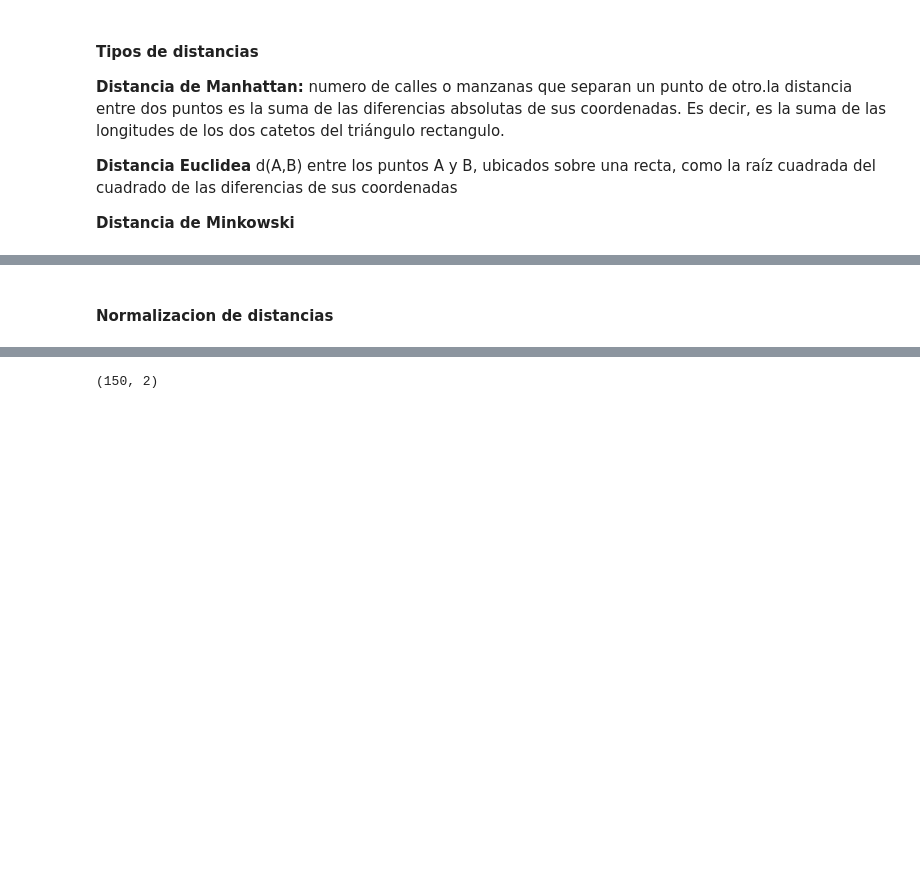
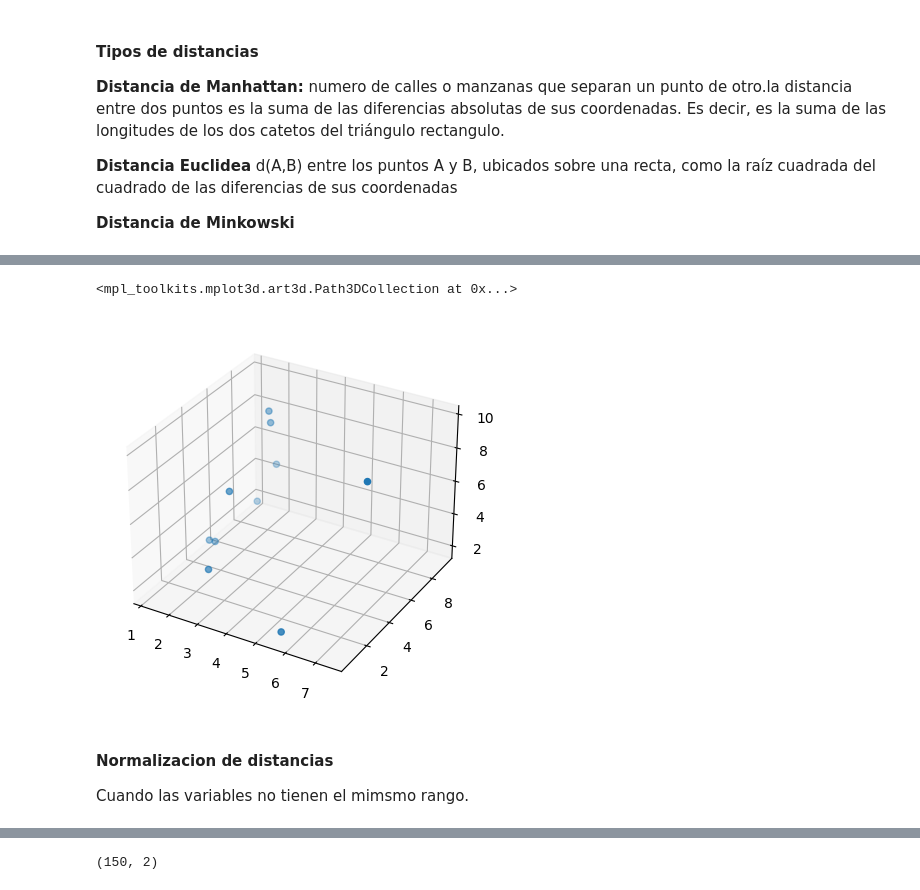
Before and after one commit to LinaTobon/ML_Couse_Udemy, a Jupyter notebook: Clustering/Clustering.ipynb, the cells around one changed output, grey strips where cells are left out. Drawn from its saved outputs; the diff is of its cells as text; code cells hidden in the pictures; blank space fills up the shorter version.

```diff
--- a/Clustering/Clustering.ipynb
+++ b/Clustering/Clustering.ipynb
@@ -7,3 +20,5 @@
 **Distancia Euclidea** d(A,B) entre los puntos A y B, ubicados sobre una recta, como la raíz cuadrada del cuadrado de las diferencias de sus coordenadas
 
 **Distancia de Minkowski**
+# %%
+data =  pd.read_csv("../datasets/movies/movies.csv",sep=";")
@@ -9,0 +34,2 @@
+# %%
+movies = data.columns.values.tolist()[1:]
@@ -10,2 +65,10 @@
+# %%
+fig = plt.figure()
+ax = fig.add_subplot(111,projection='3d')
+ax.scatter(xs=data[movies[0]],ys=data[movies[1]],zs=data[movies[2]])
+# %% [output]
+<mpl_toolkits.mplot3d.art3d.Path3DCollection at 0x...>
+[figure, added]
 # %% [markdown]
 #### Normalizacion de distancias
+Cuando las variables no tienen el mimsmo rango.
```
Also changed, not shown: parts of 17 cells of this notebook, 2 other files.
